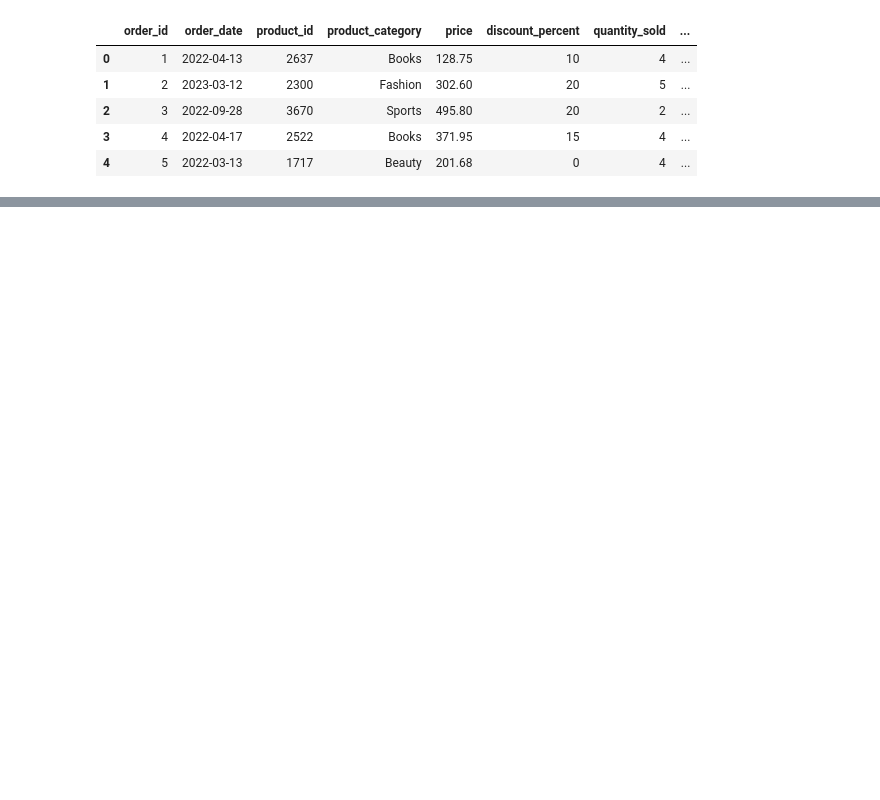
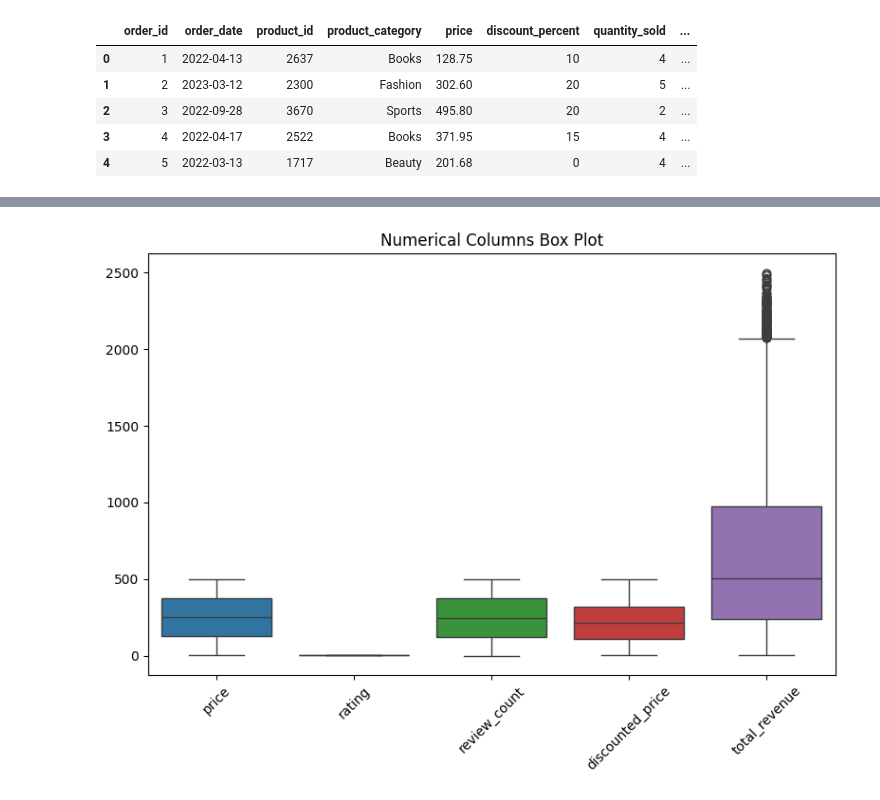
Before and after one commit to sonjoy1s/kaggle_project, a Jupyter notebook: Amazon_Sales_Dataset.ipynb, the cells around one changed output, grey strips where cells are left out. Drawn from its saved outputs; the diff is of its cells as text; code cells hidden in the pictures; blank space fills up the shorter version.

```diff
--- a/Amazon_Sales_Dataset.ipynb
+++ b/Amazon_Sales_Dataset.ipynb
@@ -130,0 +129,9 @@ plt.show()
+# %%
+plt.figure(figsize=(8,6))
+sns.boxplot(data=df[numerical_cols])
+plt.title("Numerical Columns Box Plot")
+plt.xticks(rotation=45)
+plt.tight_layout()
+plt.show()
+# %% [output]
+[figure, added]
```
Also changed, not shown: parts of 15 cells of this notebook.
